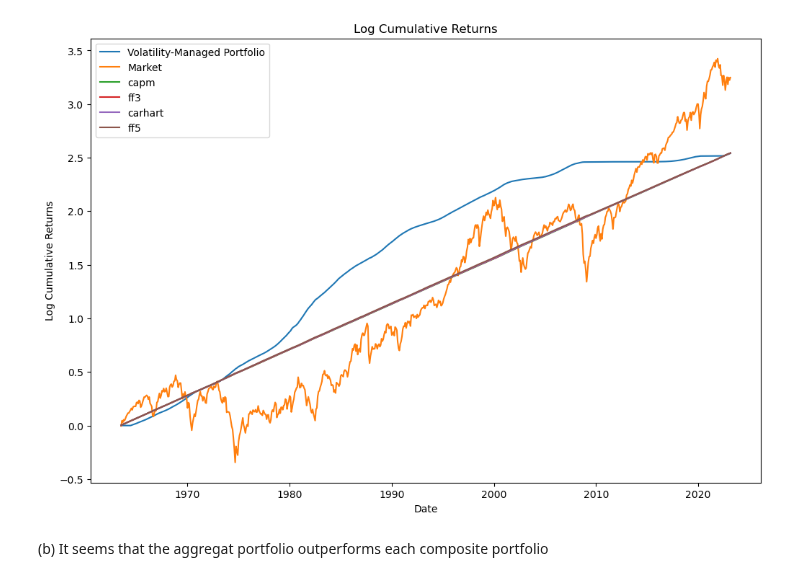
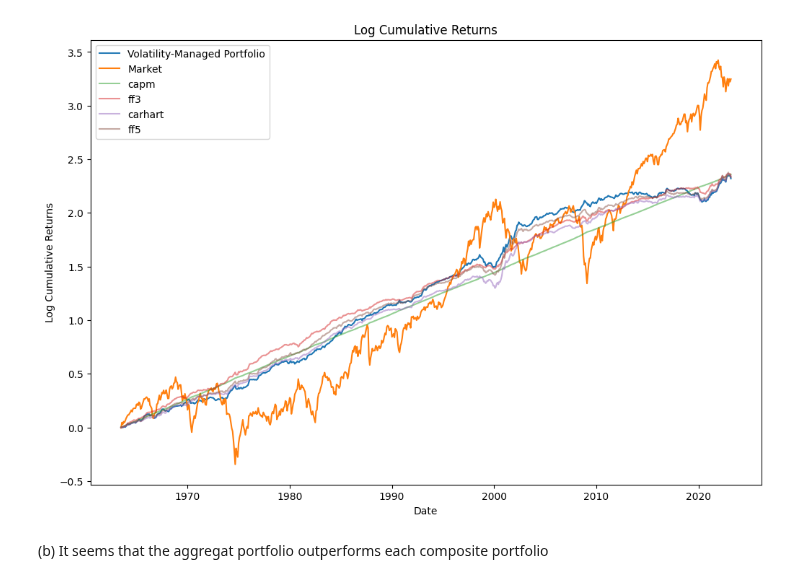
Before and after one commit to jonathoneco/bem114, a Jupyter notebook: Set4/q2.ipynb, the cells around one changed output. Saved outputs shown, nothing was run; the diff lists cells and outputs as text; code cells hidden in the pictures.

```diff
--- a/Set4/q2.ipynb
+++ b/Set4/q2.ipynb
@@ -53,3 +107,9 @@ monthly_excess_returns = df.groupby('Date')['ExcessReturns'].sum()
+# %%
+factor_returns = ff5mom_month[1:]
+# %%
+weights.index = factor_returns.index
+# %%
+excess_returns = (weights * ff5mom_month[['Mkt-RF','SMB','HML','RMW','CMA','Mom   ']]).sum(axis=1)
 # %%
 def estimate_models(excess_returns, ff5):
     # CAPM Model
@@ -71,10 +131,6 @@ def estimate_models(excess_returns, ff5):
 
     return capm_model, ff3_model, carhart_model, ff5_model
 
-ff5_pruned = ff5mom_month.dropna()
-ff5_pruned.sort_index(inplace=True)
-excess_returns = monthly_excess_returns.loc[ff5_pruned.index]
-excess_returns.sort_index(inplace=True)
-
-capm_model, ff3_model, carhart_model, ff5_model = estimate_models(excess_returns, ff5_pruned)
+factor_returns = ff5mom_month[['Mkt-RF','SMB','HML','RMW','CMA','Mom   ']]
+capm_model, ff3_model, carhart_model, ff5_model = estimate_models(excess_returns, factor_returns)
 # %% [output]
@@ -104,32 +160,33 @@ Notes:
 [1] Standard Errors assume that the covariance matrix of the errors is correctly specified.
 # %%
 import matplotlib.pyplot as plt
-
+def get_rets(series):
+    return np.log(((1 + series/100).cumprod()))
 # calculate log cumulative returns
-portfolio_cum_returns = np.log(1 + excess_returns).cumsum()
-market_cum_returns = np.log(1 + ff5_pruned['Mkt-RF']).cumsum()
-capm_cum_returns = np.log(1 + capm_model.predict()).cumsum()
-ff3_cum_returns = np.log(1 + ff3_model.predict()).cumsum()
-carhart_cum_returns = np.log(1 + carhart_model.predict()).cumsum()
-ff5_cum_returns = np.log(1 + ff5_model.predict()).cumsum()
+portfolio_cum_returns = get_rets(excess_returns)
+market_cum_returns = get_rets(factor_returns['Mkt-RF'])
+capm_cum_returns = get_rets(capm_model.predict())
+ff3_cum_returns = get_rets(ff3_model.predict())
+carhart_cum_returns = get_rets(carhart_model.predict())
+ff5_cum_returns = get_rets(ff5_model.predict())
 
 dt_index = excess_returns.index.to_timestamp()
 
 # plot
 plt.figure(figsize=(12, 8))
 plt.plot(dt_index, list(portfolio_cum_returns), label='Volatility-Managed Portfolio')
 plt.plot(dt_index, list(market_cum_returns), label='Market')
-plt.plot(dt_index, list(capm_cum_returns), label='capm')
-plt.plot(dt_index, list(ff3_cum_returns), label='ff3')
-plt.plot(dt_index, list(carhart_cum_returns), label='carhart')
-plt.plot(dt_index, list(ff5_cum_returns), label='ff5')
+plt.plot(dt_index, list(capm_cum_returns), label='capm', alpha=0.5)
+plt.plot(dt_index, list(ff3_cum_returns), label='ff3', alpha=0.5)
+plt.plot(dt_index, list(carhart_cum_returns), label='carhart', alpha=0.5)
+plt.plot(dt_index, list(ff5_cum_returns), label='ff5', alpha=0.5)
 plt.xlabel('Date')
 
 plt.ylabel('Log Cumulative Returns')
 plt.title('Log Cumulative Returns')
 plt.legend()
 plt.show()
 # %% [output]
-[figure, old version]
+[figure, new version]
 # %% [markdown]
 (b) It seems that the aggregat portfolio outperforms each composite portfolio
```
Also changed, not shown: parts of 17 cells of this notebook, 1 other file.
